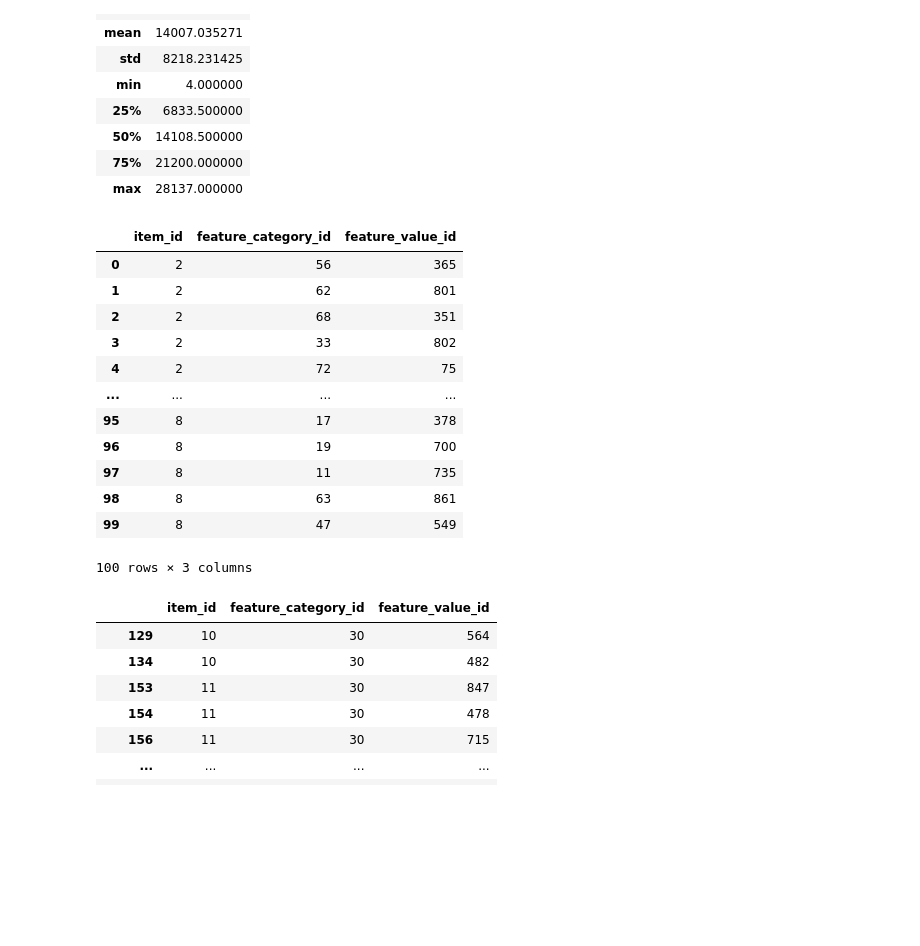
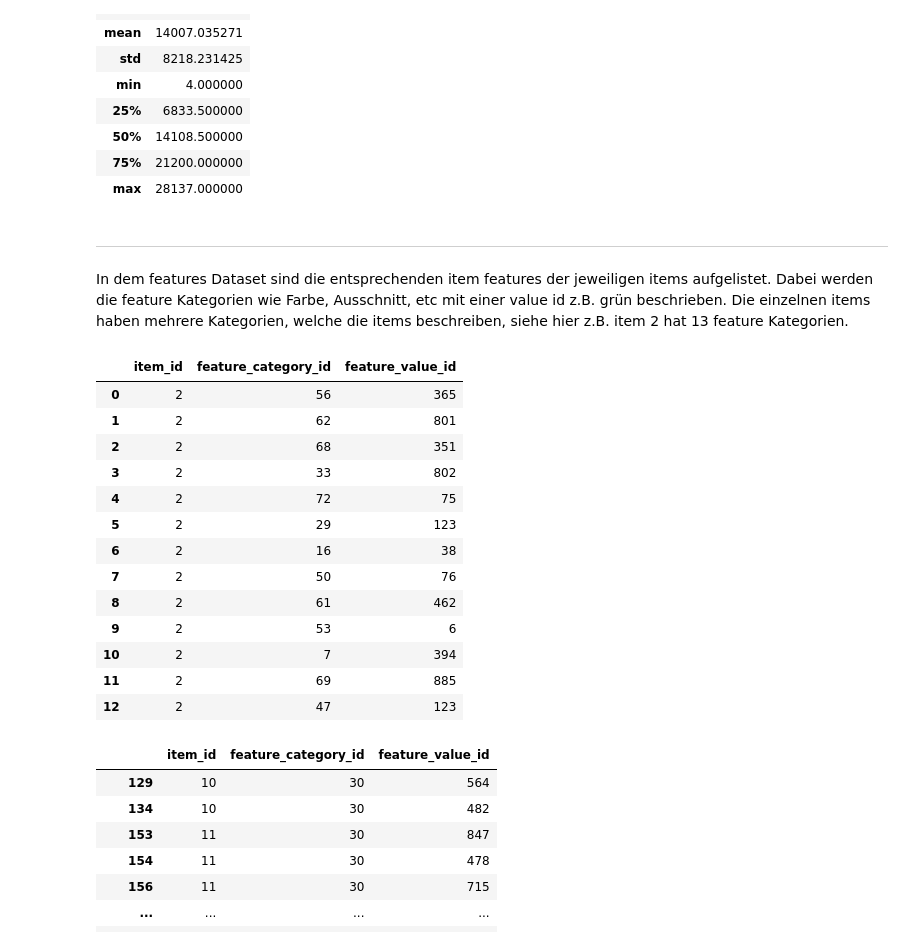
Before and after one commit to Ananassio/Data-Science_lab, a Jupyter notebook: Project/Data.ipynb, the cells around one changed output. Cells and saved outputs as stored; diff of their text form; code cells hidden in the pictures; blank space fills up the shorter version.

```diff
--- a/Project/Data.ipynb
+++ b/Project/Data.ipynb
@@ -59,22 +78,30 @@ items.describe()
 | 50% | 14108.500000 |
 | 75% | 21200.000000 |
 | max | 28137.000000 |
+# %% [markdown]
+
+
+---
+
+
+In dem features Dataset sind die entsprechenden item features der jeweiligen items aufgelistet. Dabei werden die feature Kategorien wie Farbe, Ausschnitt, etc mit einer value id z.B. grün beschrieben. Die einzelnen items haben mehrere Kategorien, welche die items beschreiben, siehe hier z.B. item 2 hat 13 feature Kategorien.
 # %%
-features.head(100)
+features.head(13)
 # %% [output]
 |  | item_id | feature_category_id | feature_value_id |
 | 0 | 2 | 56 | 365 |
 | 1 | 2 | 62 | 801 |
 | 2 | 2 | 68 | 351 |
 | 3 | 2 | 33 | 802 |
 | 4 | 2 | 72 | 75 |
-| ... | ... | ... | ... |
-| 95 | 8 | 17 | 378 |
-| 96 | 8 | 19 | 700 |
-| 97 | 8 | 11 | 735 |
-| 98 | 8 | 63 | 861 |
-| 99 | 8 | 47 | 549 |
+| 5 | 2 | 29 | 123 |
+| 6 | 2 | 16 | 38 |
+| 7 | 2 | 50 | 76 |
+| 8 | 2 | 61 | 462 |
+| 9 | 2 | 53 | 6 |
+| 10 | 2 | 7 | 394 |
+| 11 | 2 | 69 | 885 |
+| 12 | 2 | 47 | 123 |
-100 rows × 3 columns
 # %%
 features[features['feature_category_id'] == 30]
 # %% [output]
```
Also changed, not shown: parts of 9 cells of this notebook.
